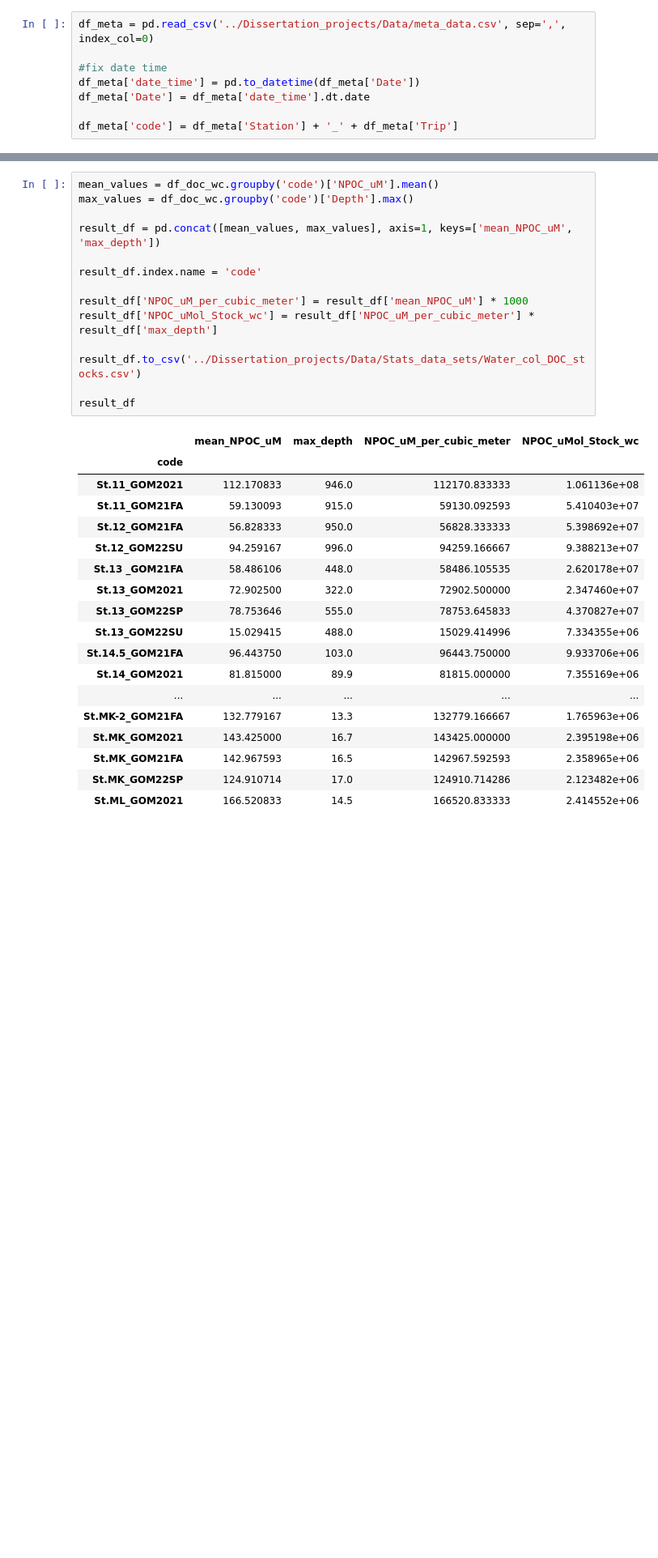
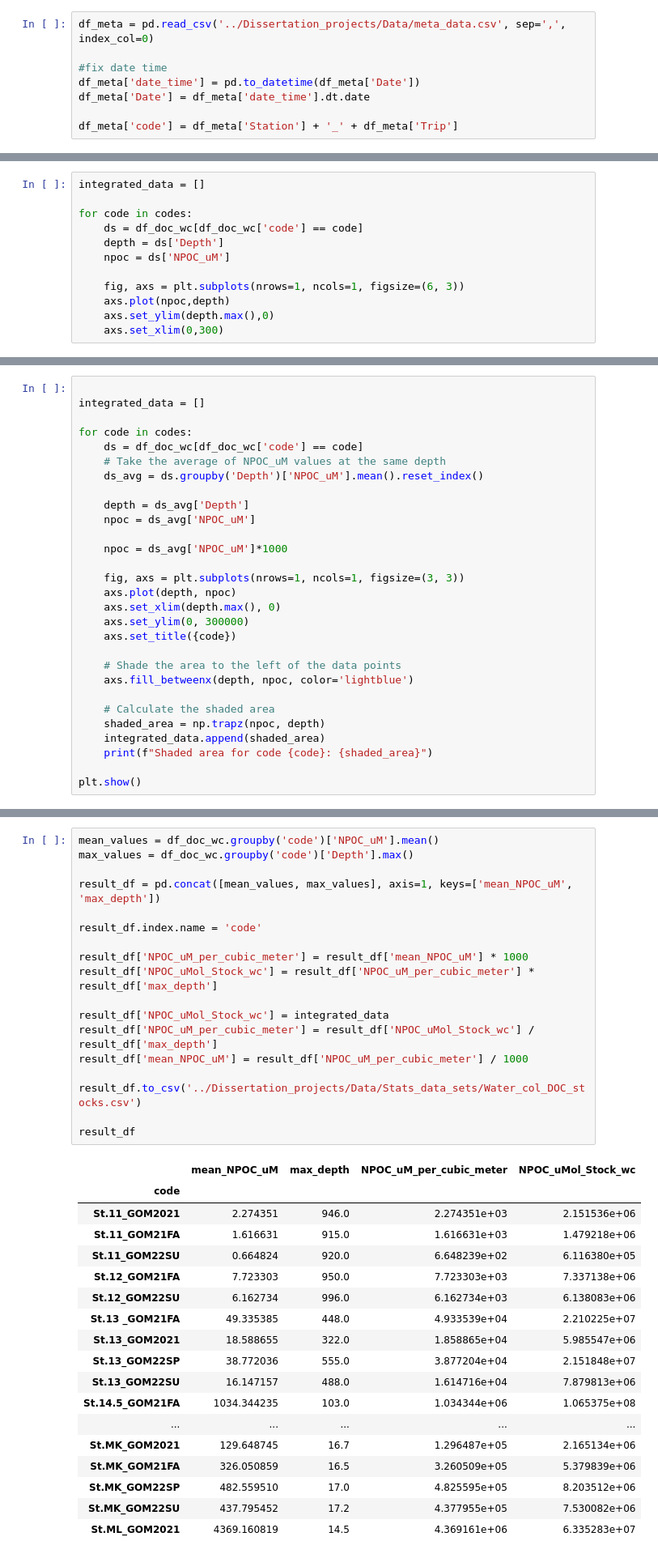
Before and after one commit to Hanna-the-explorer/Data_codes, a Jupyter notebook: Water_colum_DOC_inventory.ipynb, the cells around one changed output, grey strips where cells are left out. Shown at 81% size. Saved outputs shown, nothing was run; the diff lists cells and outputs as text; blank space fills up the shorter version.

```diff
--- a/Water_colum_DOC_inventory.ipynb
+++ b/Water_colum_DOC_inventory.ipynb
@@ -122,0 +109,12 @@ df_doc_wc
+# %%
+integrated_data = []
+
+for code in codes:
+    ds = df_doc_wc[df_doc_wc['code'] == code]
+    depth = ds['Depth']
+    npoc = ds['NPOC_uM']
+
+    fig, axs = plt.subplots(nrows=1, ncols=1, figsize=(6, 3))
+    axs.plot(npoc,depth)
+    axs.set_ylim(depth.max(),0)
+    axs.set_xlim(0,300)
@@ -122,0 +209,29 @@ df_doc_wc
+# %%
+
+integrated_data = []
+
+for code in codes:
+    ds = df_doc_wc[df_doc_wc['code'] == code]
+    # Take the average of NPOC_uM values at the same depth
+    ds_avg = ds.groupby('Depth')['NPOC_uM'].mean().reset_index()
+
+    depth = ds_avg['Depth']
+    npoc = ds_avg['NPOC_uM']
+
+    npoc = ds_avg['NPOC_uM']*1000
+
+    fig, axs = plt.subplots(nrows=1, ncols=1, figsize=(3, 3))
+    axs.plot(depth, npoc)
+    axs.set_xlim(depth.max(), 0)
+    axs.set_ylim(0, 300000)
+    axs.set_title({code})
+
+    # Shade the area to the left of the data points
+    axs.fill_betweenx(depth, npoc, color='lightblue')
+
+    # Calculate the shaded area
+    shaded_area = np.trapz(npoc, depth)
+    integrated_data.append(shaded_area)
+    print(f"Shaded area for code {code}: {shaded_area}")
+
+plt.show()
@@ -123,33 +304,37 @@ df_doc_wc
 # %%
 mean_values = df_doc_wc.groupby('code')['NPOC_uM'].mean()
 max_values = df_doc_wc.groupby('code')['Depth'].max()
 
 result_df = pd.concat([mean_values, max_values], axis=1, keys=['mean_NPOC_uM', 'max_depth'])
 
 result_df.index.name = 'code'
 
 result_df['NPOC_uM_per_cubic_meter'] = result_df['mean_NPOC_uM'] * 1000
 result_df['NPOC_uMol_Stock_wc'] = result_df['NPOC_uM_per_cubic_meter'] * result_df['max_depth']
 
+result_df['NPOC_uMol_Stock_wc'] = integrated_data
+result_df['NPOC_uM_per_cubic_meter'] = result_df['NPOC_uMol_Stock_wc'] / result_df['max_depth']
+result_df['mean_NPOC_uM'] = result_df['NPOC_uM_per_cubic_meter'] / 1000
+
 result_df.to_csv('../Dissertation_projects/Data/Stats_data_sets/Water_col_DOC_stocks.csv')
 
 result_df
 # %% [output]
 |  | mean_NPOC_uM | max_depth | NPOC_uM_per_cubic_meter | NPOC_uMol_Stock_wc |
 | code |  |  |  |  |
-| St.11_GOM2021 | 112.170833 | 946.0 | 112170.833333 | 1.061136e+08 |
-| St.11_GOM21FA | 59.130093 | 915.0 | 59130.092593 | 5.410403e+07 |
-| St.12_GOM21FA | 56.828333 | 950.0 | 56828.333333 | 5.398692e+07 |
-| St.12_GOM22SU | 94.259167 | 996.0 | 94259.166667 | 9.388213e+07 |
-| St.13 _GOM21FA | 58.486106 | 448.0 | 58486.105535 | 2.620178e+07 |
-| St.13_GOM2021 | 72.902500 | 322.0 | 72902.500000 | 2.347460e+07 |
-| St.13_GOM22SP | 78.753646 | 555.0 | 78753.645833 | 4.370827e+07 |
-| St.13_GOM22SU | 15.029415 | 488.0 | 15029.414996 | 7.334355e+06 |
-| St.14.5_GOM21FA | 96.443750 | 103.0 | 96443.750000 | 9.933706e+06 |
-| St.14_GOM2021 | 81.815000 | 89.9 | 81815.000000 | 7.355169e+06 |
+| St.11_GOM2021 | 2.274351 | 946.0 | 2.274351e+03 | 2.151536e+06 |
+| St.11_GOM21FA | 1.616631 | 915.0 | 1.616631e+03 | 1.479218e+06 |
+| St.11_GOM22SU | 0.664824 | 920.0 | 6.648239e+02 | 6.116380e+05 |
+| St.12_GOM21FA | 7.723303 | 950.0 | 7.723303e+03 | 7.337138e+06 |
+| St.12_GOM22SU | 6.162734 | 996.0 | 6.162734e+03 | 6.138083e+06 |
+| St.13 _GOM21FA | 49.335385 | 448.0 | 4.933539e+04 | 2.210225e+07 |
+| St.13_GOM2021 | 18.588655 | 322.0 | 1.858865e+04 | 5.985547e+06 |
+| St.13_GOM22SP | 38.772036 | 555.0 | 3.877204e+04 | 2.151848e+07 |
+| St.13_GOM22SU | 16.147157 | 488.0 | 1.614716e+04 | 7.879813e+06 |
+| St.14.5_GOM21FA | 1034.344235 | 103.0 | 1.034344e+06 | 1.065375e+08 |
 | ... | ... | ... | ... | ... |
-| St.MK-2_GOM21FA | 132.779167 | 13.3 | 132779.166667 | 1.765963e+06 |
-| St.MK_GOM2021 | 143.425000 | 16.7 | 143425.000000 | 2.395198e+06 |
-| St.MK_GOM21FA | 142.967593 | 16.5 | 142967.592593 | 2.358965e+06 |
-| St.MK_GOM22SP | 124.910714 | 17.0 | 124910.714286 | 2.123482e+06 |
-| St.ML_GOM2021 | 166.520833 | 14.5 | 166520.833333 | 2.414552e+06 |
+| St.MK_GOM2021 | 129.648745 | 16.7 | 1.296487e+05 | 2.165134e+06 |
+| St.MK_GOM21FA | 326.050859 | 16.5 | 3.260509e+05 | 5.379839e+06 |
+| St.MK_GOM22SP | 482.559510 | 17.0 | 4.825595e+05 | 8.203512e+06 |
+| St.MK_GOM22SU | 437.795452 | 17.2 | 4.377955e+05 | 7.530082e+06 |
+| St.ML_GOM2021 | 4369.160819 | 14.5 | 4.369161e+06 | 6.335283e+07 |
```
Also changed, not shown: parts of 9 cells of this notebook, 2 other files.
